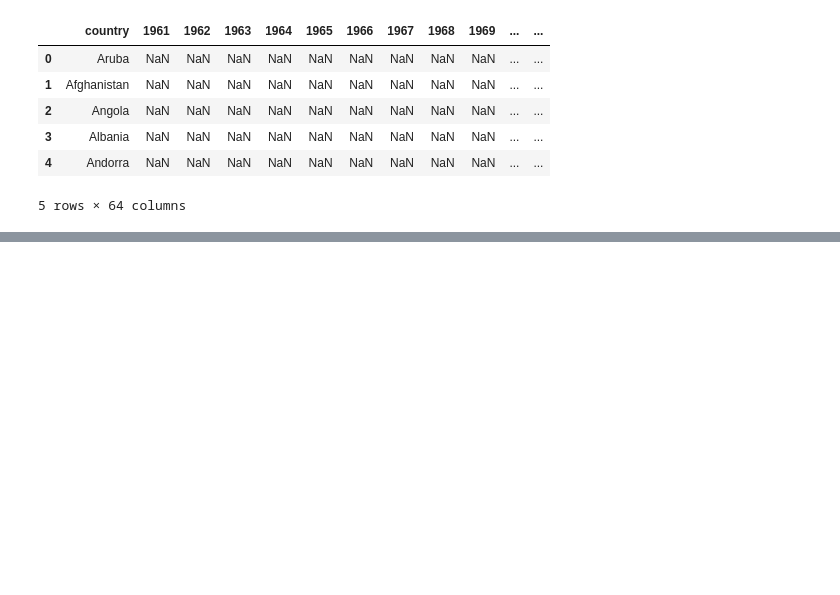
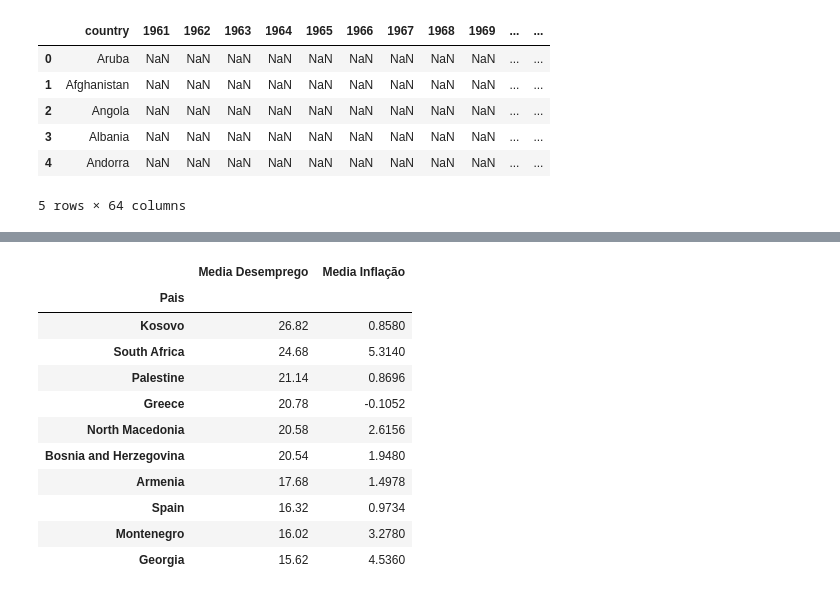
Before and after one commit to dioallan/testecolab, a Jupyter notebook: Untitled17.ipynb, the cells around one changed output, grey strips where cells are left out. Cells and saved outputs as stored; diff of their text form; code cells hidden in the pictures; blank space fills up the shorter version.

```diff
--- a/Untitled17.ipynb
+++ b/Untitled17.ipynb
@@ -107,0 +192,5 @@ Infl['Media Inflação'] = Infl.mean(axis = 1)
+# %%
+# Pegando os 10 paises com maiores medias de desemprego no periodo de 2015-2019
+MediaDesem = Media.nlargest(10, 'Media Desemprego')
+MediaDesem = MediaDesem[["Pais","Media Desemprego", "Media Inflação"]]
+MediaDesem.set_index('Pais', inplace = True)
@@ -107,0 +217,15 @@ Infl['Media Inflação'] = Infl.mean(axis = 1)
+# %%
+MediaDesem
+# %% [output]
+|  | Media Desemprego | Media Inflação |
+| Pais |  |  |
+| Kosovo | 26.82 | 0.8580 |
+| South Africa | 24.68 | 5.3140 |
+| Palestine | 21.14 | 0.8696 |
+| Greece | 20.78 | -0.1052 |
+| North Macedonia | 20.58 | 2.6156 |
+| Bosnia and Herzegovina | 20.54 | 1.9480 |
+| Armenia | 17.68 | 1.4978 |
+| Spain | 16.32 | 0.9734 |
+| Montenegro | 16.02 | 3.2780 |
+| Georgia | 15.62 | 4.5360 |
```
Also changed, not shown: parts of 17 cells of this notebook.
